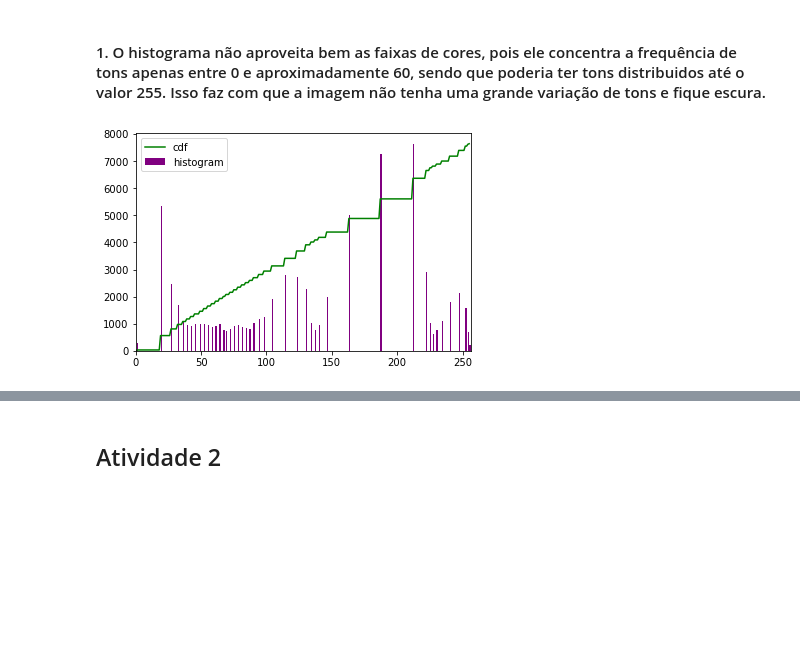
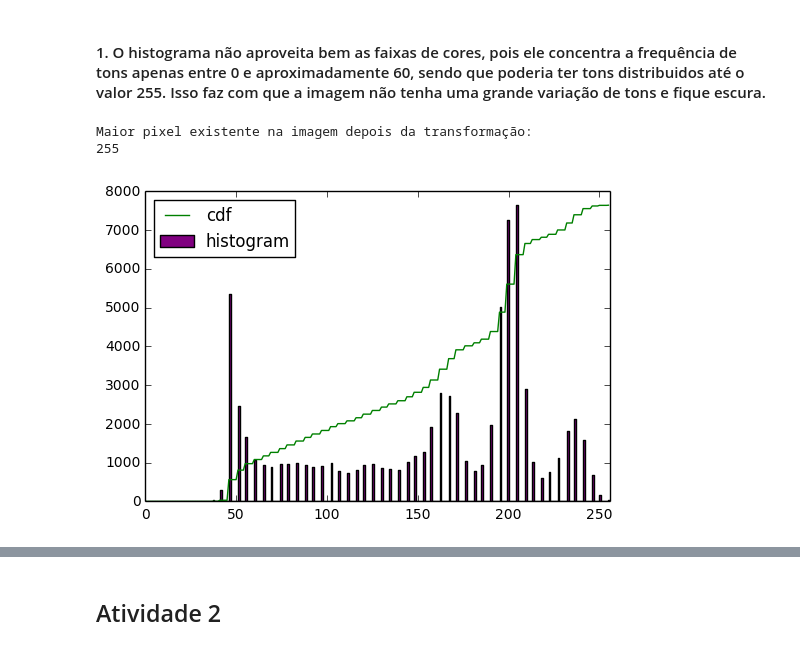
Before and after one commit to IsabellaRO/Robotica2017, a Jupyter notebook: visao1/Atividade1_Visaooriginal.ipynb, the cells around one changed output, grey strips where cells are left out. Drawn from its saved outputs; the diff is of its cells as text; code cells hidden in the pictures; blank space fills up the shorter version.

```diff
--- a/visao1/Atividade1_Visaooriginal.ipynb
+++ b/visao1/Atividade1_Visaooriginal.ipynb
@@ -55,19 +55,30 @@ Realize as seguintes atividades:
 #### 1. O histograma não aproveita bem as faixas de cores, pois ele concentra a frequência de tons apenas entre 0 e aproximadamente 60, sendo que poderia ter tons distribuidos até o valor 255. Isso faz com que a imagem não tenha uma grande variação de tons e fique escura.
 # %%
 # 2: Histograma equalizado
-img2 = cv2.equalizeHist(rintin_gray)
+
+img2 = rintin_gray
+
+for i in range(len(rintin_gray)):
+    for j in range(len(rintin_gray[0])):
+        img2[i][j] = (img2[i][j])*4.6457489879
+print "Maior pixel existente na imagem depois da transformação:"
+print np.amax(img2)
+
+
 
 hist2,bins = np.histogram(img2.flatten(),256,[0,256])
 
 cdf2 = hist2.cumsum()
 cdf_normalized2 = cdf2 * hist2.max()/ cdf2.max()
 
 plt.plot(cdf_normalized2, color = 'g')
 plt.hist(img2.flatten(),256,[0,256], color = 'purple')
 plt.xlim([0,256])
 plt.legend(('cdf','histogram'), loc = 'upper left')
 plt.show()
 # %% [output]
+Maior pixel existente na imagem depois da transformação:
+255
-[figure, old version]
+[figure, new version]
 # %%
 # 3 Imagem
```
Also changed, not shown: parts of 13 cells of this notebook.
